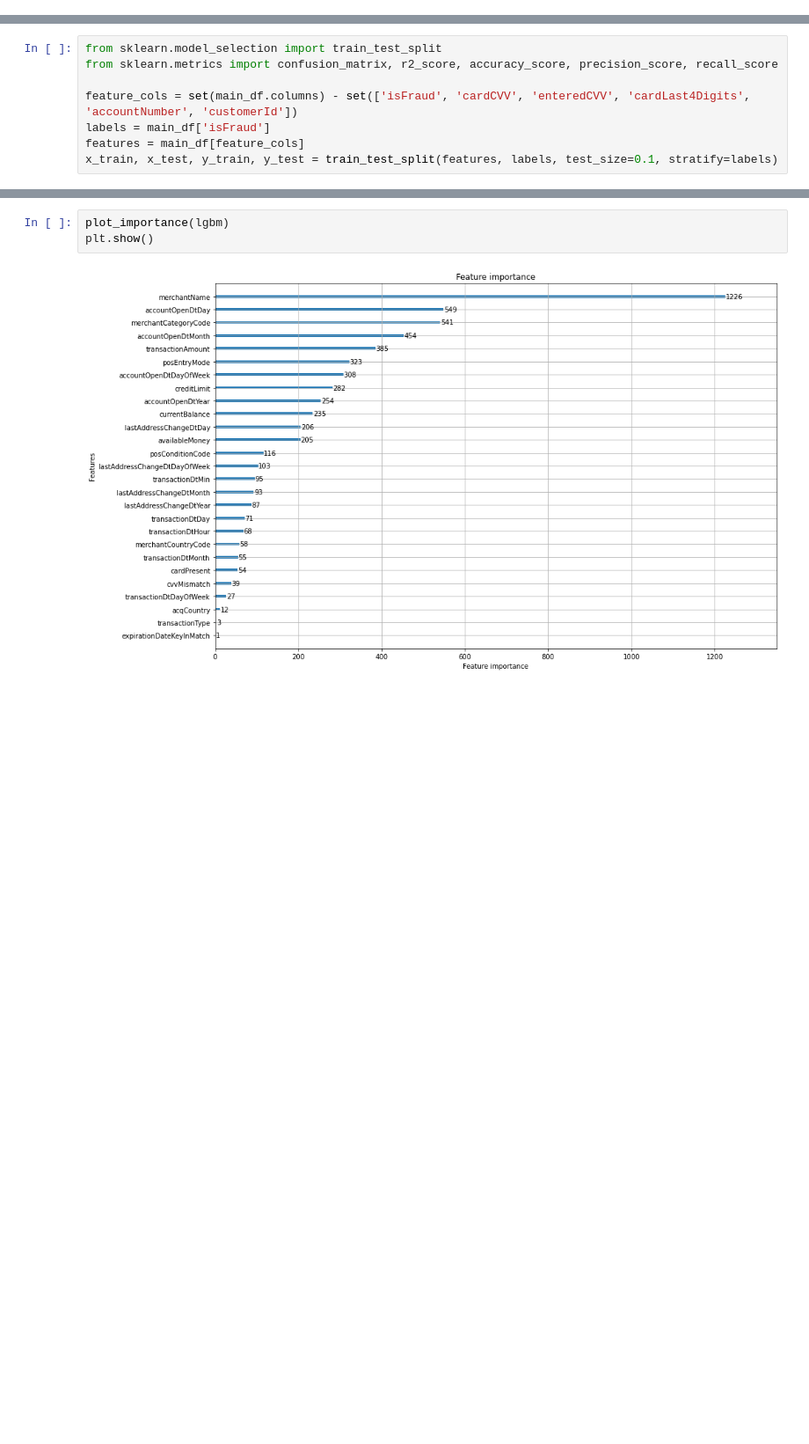
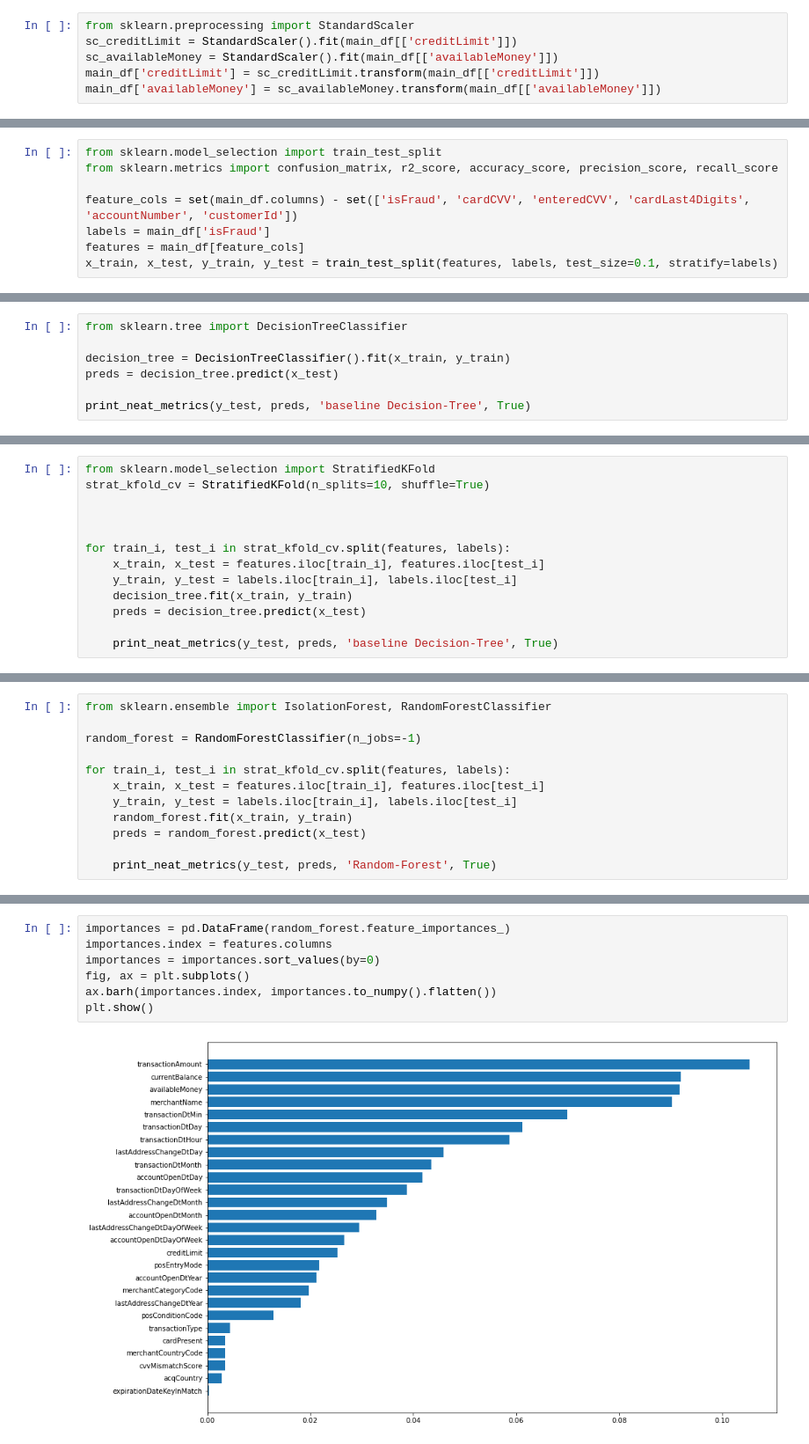
Before and after one commit to vikrantdeshpande09876/Credit_Card_Fraud_Detection, a Jupyter notebook: Codebase/Fraud_Detection_Classification.ipynb, the cells around one changed output, grey strips where cells are left out. Shown: that part at 88% size. Drawn from its saved outputs; the diff is of its cells as text; blank space fills up the shorter version.

Commit message:
Updated codebase for visualizing model-importance, removed LGBM and benchmarked baseline models

```diff
--- a/Codebase/Fraud_Detection_Classification.ipynb
+++ b/Codebase/Fraud_Detection_Classification.ipynb
@@ -231,0 +330,6 @@ plt.show()
+# %%
+from sklearn.preprocessing import StandardScaler
+sc_creditLimit = StandardScaler().fit(main_df[['creditLimit']])
+sc_availableMoney = StandardScaler().fit(main_df[['availableMoney']])
+main_df['creditLimit'] = sc_creditLimit.transform(main_df[['creditLimit']])
+main_df['availableMoney'] = sc_availableMoney.transform(main_df[['availableMoney']])
@@ -266,0 +400,7 @@ Accuracy= 0.9842059081602808
+# %%
+from sklearn.tree import DecisionTreeClassifier
+
+decision_tree = DecisionTreeClassifier().fit(x_train, y_train)
+preds = decision_tree.predict(x_test)
+
+print_neat_metrics(y_test, preds, 'baseline Decision-Tree', True)
@@ -266,0 +414,13 @@ Accuracy= 0.9842059081602808
+# %%
+from sklearn.model_selection import StratifiedKFold
+strat_kfold_cv = StratifiedKFold(n_splits=10, shuffle=True)
+
+
+
+for train_i, test_i in strat_kfold_cv.split(features, labels):
+    x_train, x_test = features.iloc[train_i], features.iloc[test_i]
+    y_train, y_test = labels.iloc[train_i], labels.iloc[test_i]
+    decision_tree.fit(x_train, y_train)
+    preds = decision_tree.predict(x_test)
+
+    print_neat_metrics(y_test, preds, 'baseline Decision-Tree', True)
@@ -269 +450,13 @@ Accuracy= 0.9842059081602808
 Isolation Forest is known to work well with highly-unbalanced sparse datasets (resembling Anomaly detection).
+# %%
+from sklearn.ensemble import IsolationForest, RandomForestClassifier
+
+random_forest = RandomForestClassifier(n_jobs=-1)
+
+for train_i, test_i in strat_kfold_cv.split(features, labels):
+    x_train, x_test = features.iloc[train_i], features.iloc[test_i]
+    y_train, y_test = labels.iloc[train_i], labels.iloc[test_i]
+    random_forest.fit(x_train, y_train)
+    preds = random_forest.predict(x_test)
+
+    print_neat_metrics(y_test, preds, 'Random-Forest', True)
@@ -327,5 +517,9 @@ Accuracy= 0.9856174574309803
 # %%
-plot_importance(lgbm)
+importances = pd.DataFrame(random_forest.feature_importances_)
+importances.index = features.columns
+importances = importances.sort_values(by=0)
+fig, ax = plt.subplots()
+ax.barh(importances.index, importances.to_numpy().flatten())
 plt.show()
 # %% [output]
-[figure, old version]
+[figure, new version]
```
Also changed, not shown: parts of 34 cells of this notebook.
